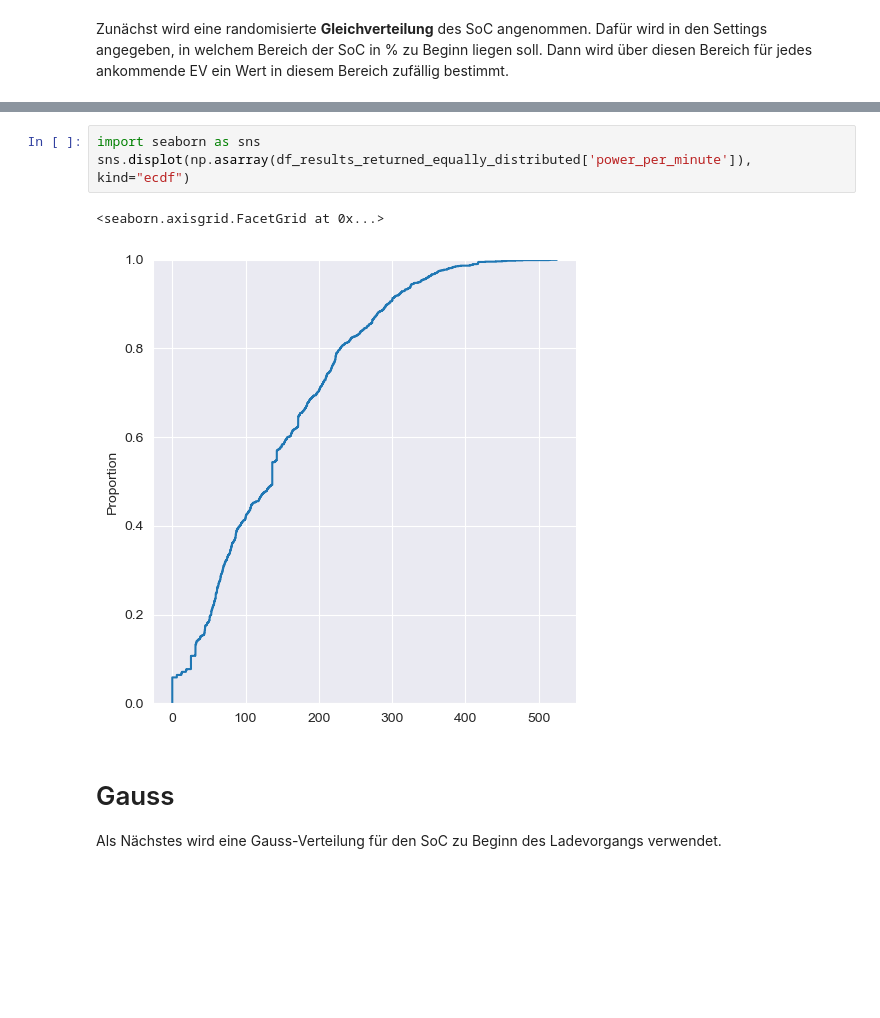
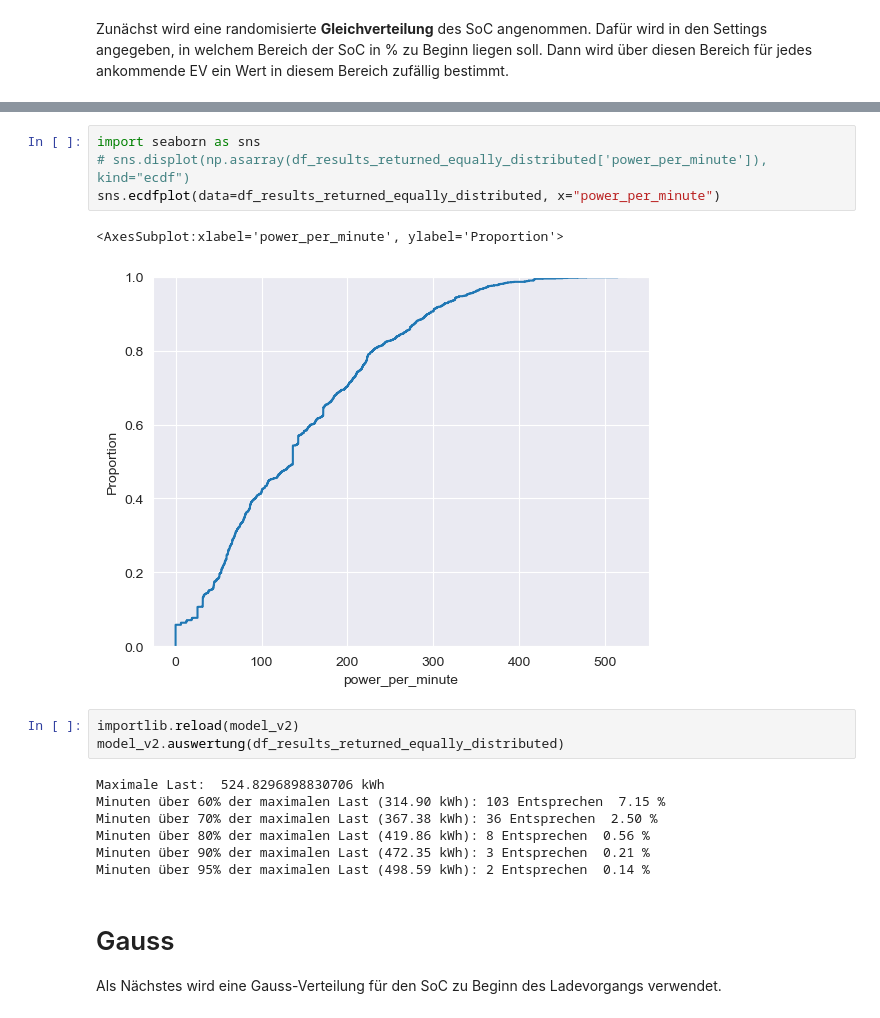
Before and after one commit to Jones133D/BA_EV-Ladeverhalten, a Jupyter notebook: SoC_begin.ipynb, the cells around one changed output, grey strips where cells are left out. Saved outputs shown, nothing was run; the diff lists cells and outputs as text; blank space fills up the shorter version.

Commit message:
new simulation models added, other changes

```diff
--- a/SoC_begin.ipynb
+++ b/SoC_begin.ipynb
@@ -49,10 +49,21 @@ soc_begin:  equally_distributed , 39
 | max | 524.829690 | 4.000000 |
 # %%
 import seaborn as sns
-sns.displot(np.asarray(df_results_returned_equally_distributed['power_per_minute']), kind="ecdf")
+# sns.displot(np.asarray(df_results_returned_equally_distributed['power_per_minute']), kind="ecdf")
+sns.ecdfplot(data=df_results_returned_equally_distributed, x="power_per_minute")
 # %% [output]
-<seaborn.axisgrid.FacetGrid at 0x...>
+<AxesSubplot:xlabel='power_per_minute', ylabel='Proportion'>
-[figure, old version]
+[figure, new version]
+# %%
+importlib.reload(model_v2)
+model_v2.auswertung(df_results_returned_equally_distributed)
+# %% [output]
+Maximale Last:  524.8296898830706 kWh
+Minuten über 60% der maximalen Last (314.90 kWh): 103 Entsprechen  7.15 %
+Minuten über 70% der maximalen Last (367.38 kWh): 36 Entsprechen  2.50 %
+Minuten über 80% der maximalen Last (419.86 kWh): 8 Entsprechen  0.56 %
+Minuten über 90% der maximalen Last (472.35 kWh): 3 Entsprechen  0.21 %
+Minuten über 95% der maximalen Last (498.59 kWh): 2 Entsprechen  0.14 %
 # %% [markdown]
 # Gauss
 
```
Also changed, not shown: parts of 9 cells of this notebook, 3 other files.
